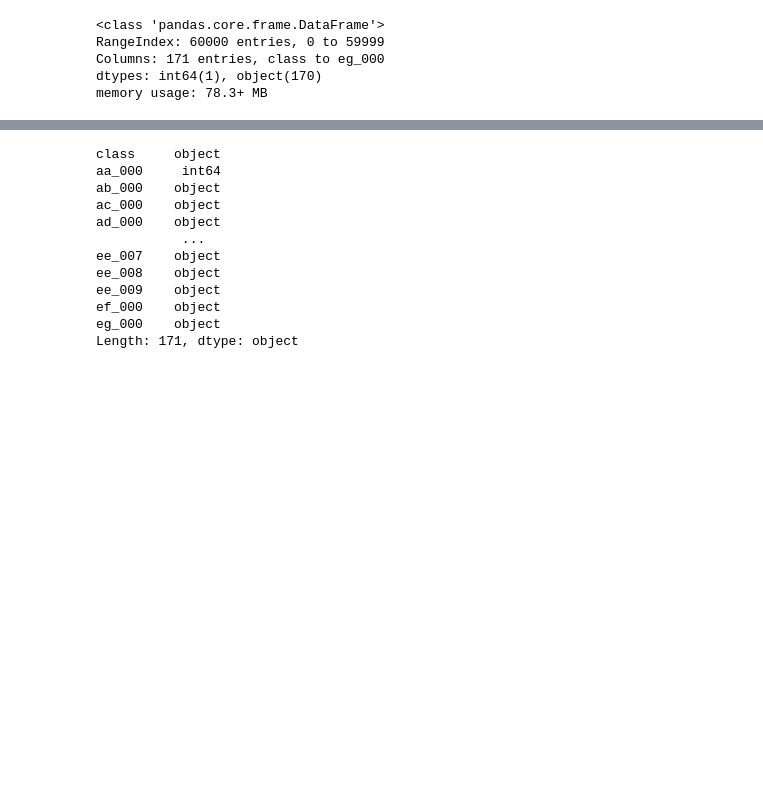
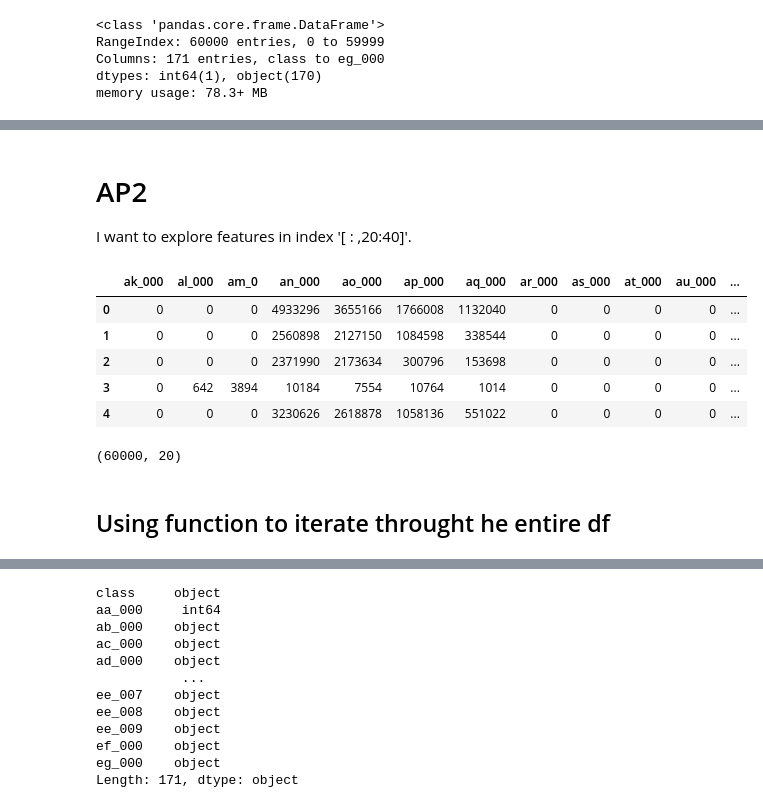
Before and after one commit to Ayomide-ola/Bussiness_Analysis, a Jupyter notebook: App_failure CA.ipynb, the cells around one changed output, grey strips where cells are left out. Saved outputs shown, nothing was run; the diff lists cells and outputs as text; code cells hidden in the pictures; blank space fills up the shorter version.

```diff
--- a/App_failure CA.ipynb
+++ b/App_failure CA.ipynb
@@ -101,0 +359,20 @@ memory usage: 78.3+ MB
+# %% [markdown]
+# AP2
+I want to explore features in index '[ : ,20:40]'.
+# %%
+# The AP1 df returns the second 20 features and all the rows
+AP2= air_p.iloc[ : ,20:40]
+AP2.head()
+# %% [output]
+|  | ak_000 | al_000 | am_0 | an_000 | ao_000 | ap_000 | aq_000 | ar_000 | as_000 | at_000 | au_000 | ... |
+| 0 | 0 | 0 | 0 | 4933296 | 3655166 | 1766008 | 1132040 | 0 | 0 | 0 | 0 | ... |
+| 1 | 0 | 0 | 0 | 2560898 | 2127150 | 1084598 | 338544 | 0 | 0 | 0 | 0 | ... |
+| 2 | 0 | 0 | 0 | 2371990 | 2173634 | 300796 | 153698 | 0 | 0 | 0 | 0 | ... |
+| 3 | 0 | 642 | 3894 | 10184 | 7554 | 10764 | 1014 | 0 | 0 | 0 | 0 | ... |
+| 4 | 0 | 0 | 0 | 3230626 | 2618878 | 1058136 | 551022 | 0 | 0 | 0 | 0 | ... |
+# %%
+AP2.shape
+# %% [output]
+(60000, 20)
+# %% [markdown]
+## Using function to iterate throught he entire df
```
Also changed, not shown: parts of 43 cells of this notebook, 6 other files.
